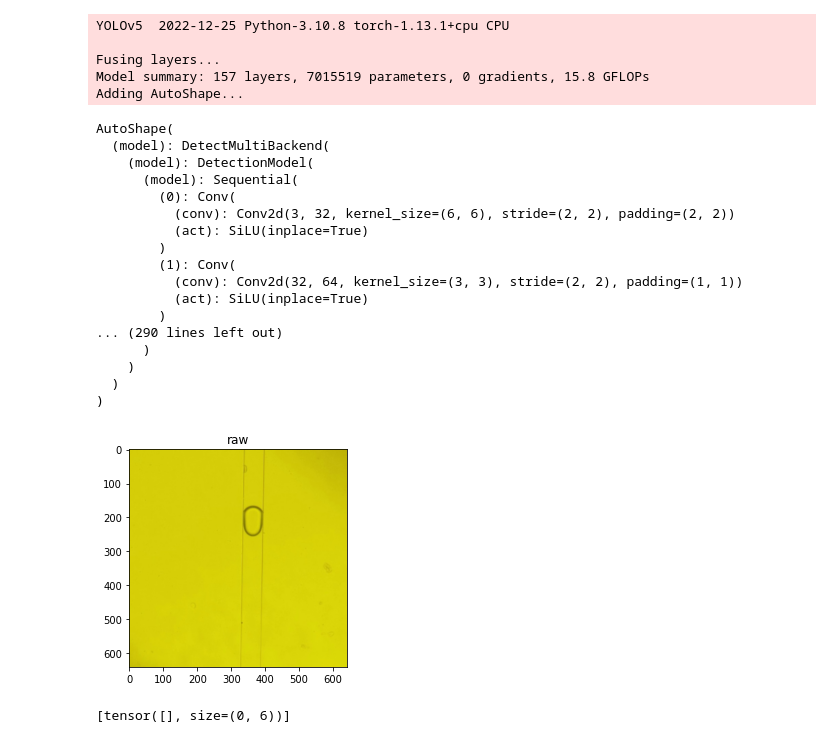
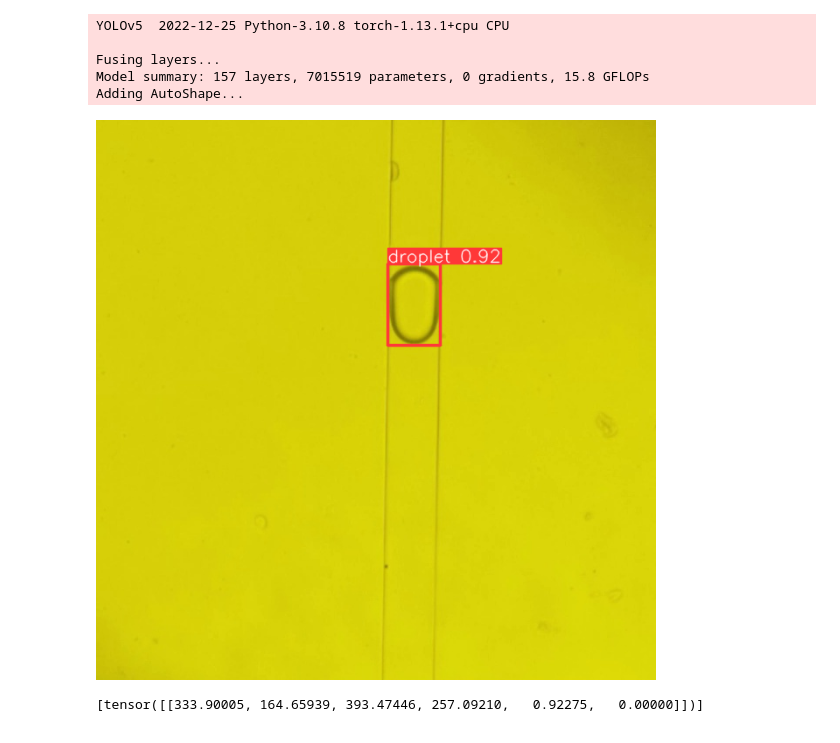
Before and after one commit to anh147/Droplet-Tracking, a Jupyter notebook: main.ipynb, the cells around one changed output. Cells and saved outputs as stored; diff of their text form; code cells hidden in the pictures.

```diff
--- a/main.ipynb
+++ b/main.ipynb
@@ -19,41 +0,0 @@ def previewImg(text,img_preview,grayscale=False):
-# %%
-#load model
-model = torch.hub.load('yolov5', 'custom', source='local', path='yolov5/runs/train/exp9/weights/best.pt', force_reload=True)
-
-model.eval()
-# %% [output]
-YOLOv5  2022-12-25 Python-3.10.8 torch-1.13.1+cpu CPU
-
-Fusing layers...
-Model summary: 157 layers, 7015519 parameters, 0 gradients, 15.8 GFLOPs
-Adding AutoShape...
-AutoShape(
-  (model): DetectMultiBackend(
-    (model): DetectionModel(
-      (model): Sequential(
-        (0): Conv(
-          (conv): Conv2d(3, 32, kernel_size=(6, 6), stride=(2, 2), padding=(2, 2))
-          (act): SiLU(inplace=True)
-        )
-        (1): Conv(
-          (conv): Conv2d(32, 64, kernel_size=(3, 3), stride=(2, 2), padding=(1, 1))
-          (act): SiLU(inplace=True)
-        )
-... (290 lines left out)
-      )
-    )
-  )
-)
-# %%
-#read input image
-img = cv2.imread('data/image/20009.jpg')
-img_raw = img.copy()
-
-#size
-# x,y,h,w = 580,310,640,640
-# img = img[y:y+h, x:x+w]
-previewImg('raw', img)
-#read ouput from model
-results = model(img)
-# %% [output]
-[figure, removed]
@@ -60,4 +3,20 @@ results = model(img)
+# %%
+import torch
+model = torch.hub.load('yolov5a', 'custom', path='yolov5a/runs/train/exp9/weights/best.pt', source='local')
+# Image
+img = 'data/image/20009.jpg'
+# Inference
+results = model(img)
+# Results, change the flowing to: results.show()
+results.show()  # or .show(), .save(), .crop(), .pandas(), etc
+# %% [output]
+YOLOv5  2022-12-25 Python-3.10.8 torch-1.13.1+cpu CPU
+
+Fusing layers...
+Model summary: 157 layers, 7015519 parameters, 0 gradients, 15.8 GFLOPs
+Adding AutoShape...
+[figure, added]
 # %%
 results.xyxy
 # %% [output]
-[tensor([], size=(0, 6))]
+[tensor([[333.90005, 164.65939, 393.47446, 257.09210,   0.92275,   0.00000]])]
```
Also changed, not shown: parts of 6 cells of this notebook, 3 other files.
